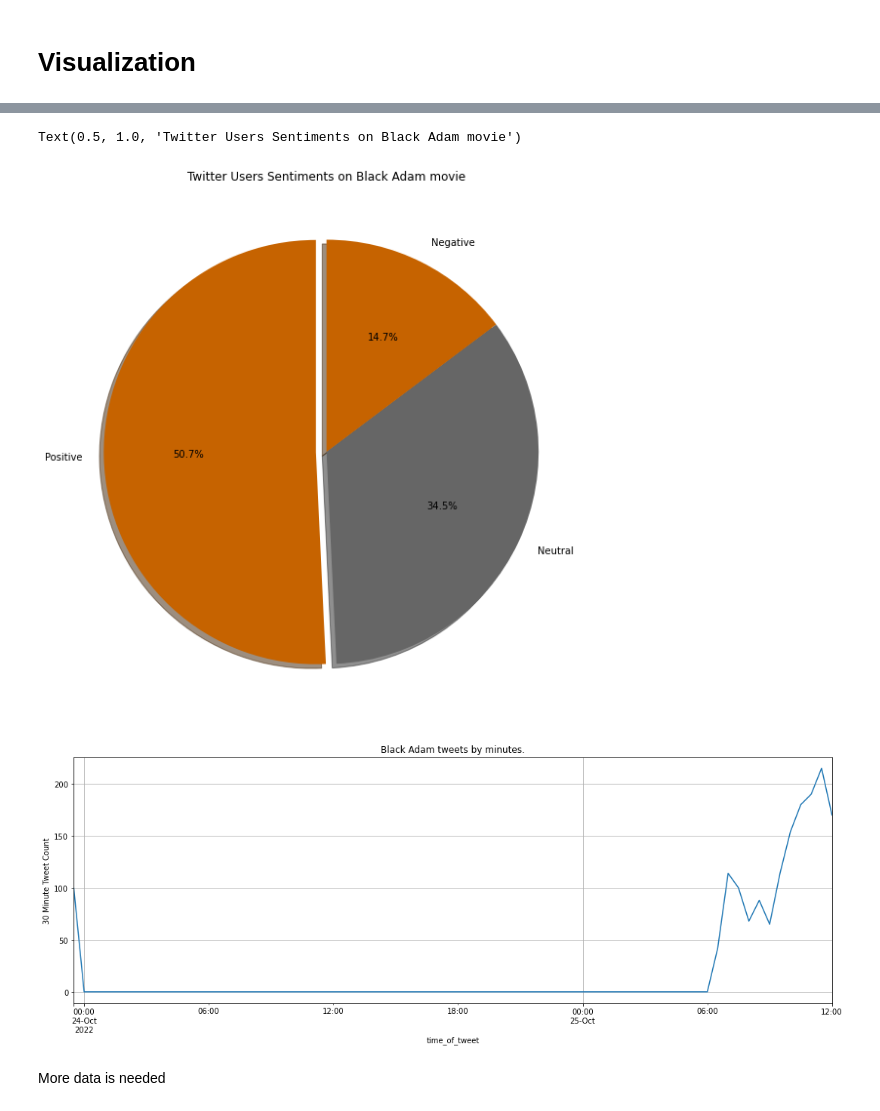
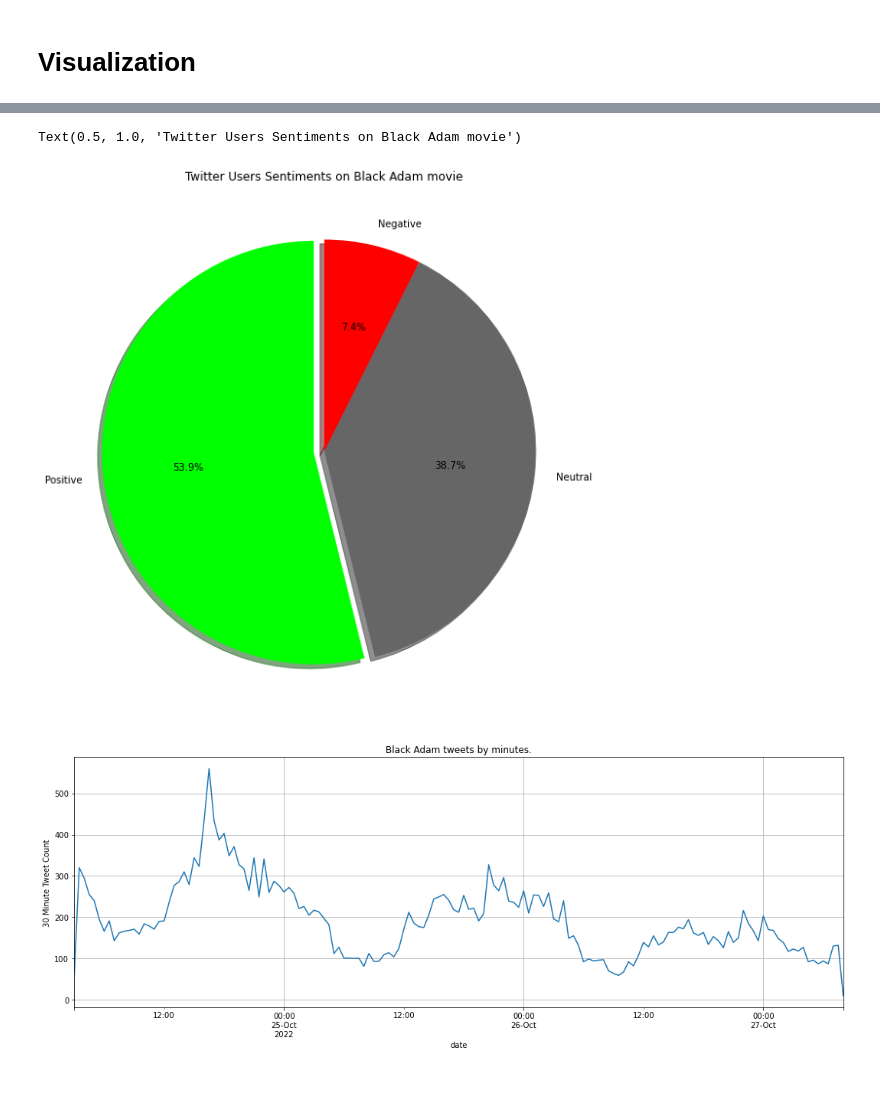
Before and after one commit to KevKibe/BlackAdam_Movie_TwitterSentiment_Analysis, a Jupyter notebook: BlackAdam_Movie_TwitterSentiment_Analysis.ipynb, the cells around one changed output, grey strips where cells are left out. Saved outputs shown, nothing was run; the diff lists cells and outputs as text; code cells hidden in the pictures; blank space fills up the shorter version.

```diff
--- a/BlackAdam_Movie_TwitterSentiment_Analysis.ipynb
+++ b/BlackAdam_Movie_TwitterSentiment_Analysis.ipynb
@@ -32,11 +34,12 @@ api = tweepy.API(auth)
 # %%
-query = ' (BlackAdam OR blackadam OR BLACK ADAM OR black adam)  -is:retweet -is:reply lang:en'
-
-columns=[ 'author_id','tweet','time_of_tweet' ,"public_metrics",'geo_id']
-start_date='2022-10-22 00:00:00+00:00'
-end_date='2022-10-22 00:00:00+00:00'
-
-for tweet in tweepy.Paginator(client.search_recent_tweets,query=query,tweet_fields=['author_id','context_annotations', 'created_at',"public_metrics",'geo'], max_results=100).flatten(limit=1000):
-    data.append([tweet.author_id, tweet.text, tweet.created_at,tweet.public_metrics,tweet.geo])
-df = pd.DataFrame(data, columns=columns)
-df.tail()
+for tweet in sntwitter.TwitterSearchScraper(query).get_items():
+    count += 1
+    # break
+    if len(tweets) == limit:
+        break
+    else:
+        # append necessary attributes to empty list
+        tweets.append([tweet.date, tweet.content, tweet.user.username,
+        tweet.user.location, tweet.retweetCount, tweet.likeCount, tweet.sourceLabel, tweet.coordinates])
+#to turn tweetlist to a dataframe
+df = pd.DataFrame(tweets, columns=['date','tweet','username','location','retweetcount','likecount','source','coordinates'])
@@ -53,7 +49,7 @@ df.to_csv('blackadam1.csv')
 # %% [markdown]
 ## Assessing the data
 # %%
-blackadam_df=pd.read_csv('blackadam1.csv')
+blackadam_df=pd.read_csv(r"C:\Users\kibe\Desktop\Projects\Great learning Python\blackadamnew.csv")
 #checking for duplicate entries
 blackadam_df.duplicated().sum()
 # %% [output]
@@ -60,0 +57,4 @@ blackadam_df.duplicated().sum()
+# %%
+#to dropduplicate entries
+blackadam_df= blackadam_df.drop_duplicates(keep='first')
+blackadam_df.duplicated().sum()
@@ -80,6 +88,5 @@ public_metrics    object
 dtype: object
 # %%
 #dropping unwanted columns
-blackadam_df.drop("Unnamed: 0", axis=1, inplace=True)
-blackadam_df.drop("geo_id", axis=1, inplace=True)
+blackadam_df.drop("coordinates", axis=1, inplace=True)
 # %%
@@ -275,25 +281,23 @@ plt.show()
 # %%
 #Plotting a pie chart to show distribution of Sentiments
 
 labels = "Positive", "Neutral", "Negative"
 explode = (0.05, 0, 0)                                              # only "explode" the first slice (i.e. 'positive')
 plt.figure(figsize=[15,10], facecolor='none')
-plt.pie(sentiment_df, labels=labels, colors=['#c66300', '#666666'],
+plt.pie(sentiment_df, labels=labels, colors=['#00FF00','#666666', '#FF0000'],
         startangle=90, shadow=True, explode=explode, autopct='%1.1f%%');
 plt.title('Twitter Users Sentiments on Black Adam movie')
 # %% [output]
 Text(0.5, 1.0, 'Twitter Users Sentiments on Black Adam movie')
-[figure, old version]
+[figure, new version]
 # %%
-blackadam_df['time_of_tweet'] = pd.to_datetime(blackadam_df['time_of_tweet'])
+blackadam_df['date'] = pd.to_datetime(blackadam_df['date'])
 
 
-tweet_time_df = blackadam_df.groupby(pd.Grouper(key='time_of_tweet', freq='30Min', convention='start')).size()
+tweet_time_df = blackadam_df.groupby(pd.Grouper(key='date', freq='30Min', convention='start')).size()
 tweet_time_df.plot(figsize=(18,6))
 plt.ylabel("30 Minute Tweet Count")
-plt.title("Black Adam tweets by minutes.")
+plt.title("Black Adam tweets by 30 minutes.")
 plt.grid(True)
 # %% [output]
-[figure, old version]
+[figure, new version]
-# %% [markdown]
-More data is needed
```
Also changed, not shown: parts of 18 cells of this notebook.
